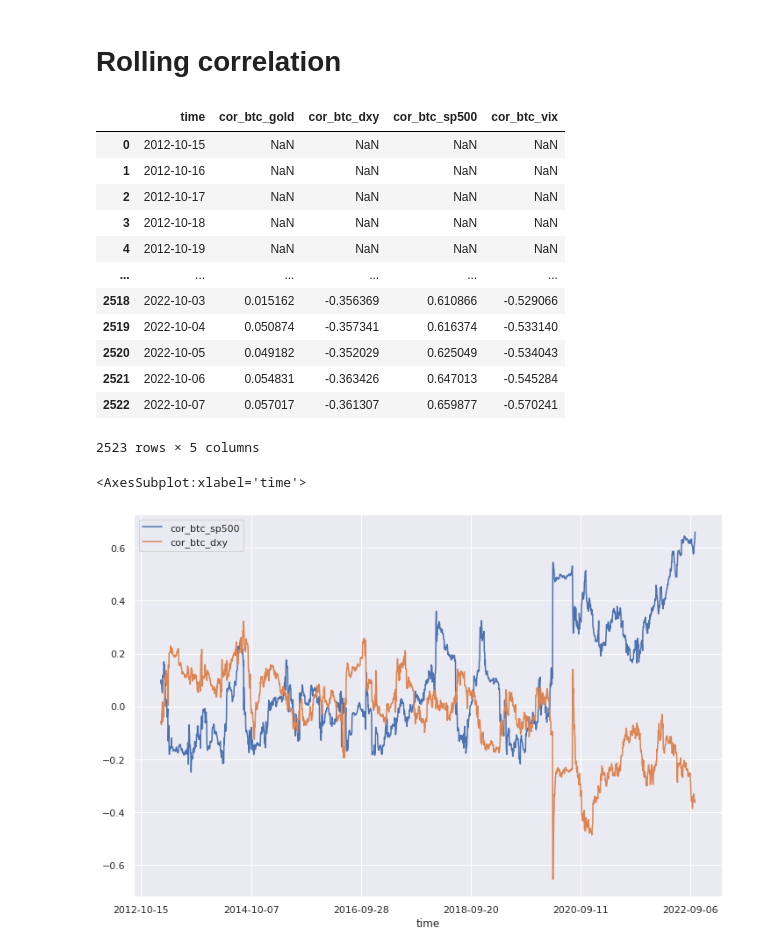
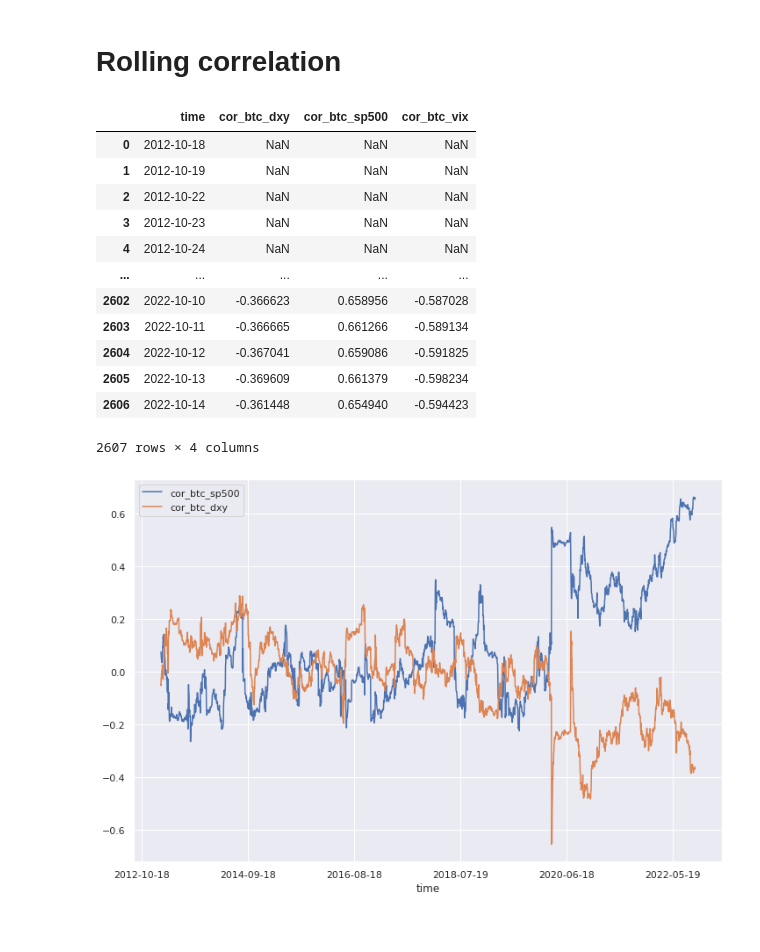
Before and after one commit to emigiupponi/btc-correlations, a Jupyter notebook: correlation-api.ipynb, the cells around one changed output. Drawn from its saved outputs; the diff is of its cells as text; code cells hidden in the pictures.

```diff
--- a/correlation-api.ipynb
+++ b/correlation-api.ipynb
@@ -231,12 +215,16 @@ dxy['dxy_roi'] = np.log(dxy.dxy_p) - np.log(dxy.dxy_p.shift(1))
 sp500['sp500_roi'] = np.log(sp500.sp500_p) - np.log(sp500.sp500_p.shift(1))
 vix['vix_roi'] = np.log(vix.vix_p) - np.log(vix.vix_p.shift(1))
 # %%
-df = pd.merge(pd.merge(gold,btc,on='time'),dxy,on='time')
-df = pd.merge(sp500,df,on='time')
+df = pd.merge(pd.merge(sp500,btc,on='time'),dxy,on='time')
 df = pd.merge(vix,df,on='time')
+#df = pd.merge(gold,df,on='time')
 df.to_csv('df.csv')
 # %%
-roi = df[['time', 'btc_roi', 'gold_roi', 'dxy_roi', 'sp500_roi', 'vix_roi']]
+roi = df[['time', 'btc_roi',
+          'dxy_roi',
+          'sp500_roi',
+          'vix_roi']]
+          #'gold_roi'
 # %%
 import csv
 # %%
@@ -246,31 +234,33 @@ writer = csv.writer(roi)
 # %% [markdown]
 # Rolling correlation
 # %%
-df['cor_btc_gold'] = roi['btc_roi'].rolling(90).corr(roi['gold_roi'])
 df['cor_btc_dxy'] = roi['btc_roi'].rolling(90).corr(roi['dxy_roi'])
 df['cor_btc_sp500'] = roi['btc_roi'].rolling(90).corr(roi['sp500_roi'])
 df['cor_btc_vix'] = roi['btc_roi'].rolling(90).corr(roi['vix_roi'])
+#df['cor_btc_gold'] = roi['btc_roi'].rolling(90).corr(roi['gold_roi'])
 # %%
-cor = df[['time', 'cor_btc_gold', 'cor_btc_dxy', 'cor_btc_sp500', 'cor_btc_vix']]
+cor = df[['time', 'cor_btc_dxy',
+          'cor_btc_sp500',
+          'cor_btc_vix']]
+        #'cor_btc_gold',
 # %%
 cor
 # %% [output]
-|  | time | cor_btc_gold | cor_btc_dxy | cor_btc_sp500 | cor_btc_vix |
-| 0 | 2012-10-15 | NaN | NaN | NaN | NaN |
-| 1 | 2012-10-16 | NaN | NaN | NaN | NaN |
-| 2 | 2012-10-17 | NaN | NaN | NaN | NaN |
-| 3 | 2012-10-18 | NaN | NaN | NaN | NaN |
-| 4 | 2012-10-19 | NaN | NaN | NaN | NaN |
-| ... | ... | ... | ... | ... | ... |
-| 2518 | 2022-10-03 | 0.015162 | -0.356369 | 0.610866 | -0.529066 |
-| 2519 | 2022-10-04 | 0.050874 | -0.357341 | 0.616374 | -0.533140 |
-| 2520 | 2022-10-05 | 0.049182 | -0.352029 | 0.625049 | -0.534043 |
-| 2521 | 2022-10-06 | 0.054831 | -0.363426 | 0.647013 | -0.545284 |
-| 2522 | 2022-10-07 | 0.057017 | -0.361307 | 0.659877 | -0.570241 |
+|  | time | cor_btc_dxy | cor_btc_sp500 | cor_btc_vix |
+| 0 | 2012-10-18 | NaN | NaN | NaN |
+| 1 | 2012-10-19 | NaN | NaN | NaN |
+| 2 | 2012-10-22 | NaN | NaN | NaN |
+| 3 | 2012-10-23 | NaN | NaN | NaN |
+| 4 | 2012-10-24 | NaN | NaN | NaN |
+| ... | ... | ... | ... | ... |
+| 2602 | 2022-10-10 | -0.366623 | 0.658956 | -0.587028 |
+| 2603 | 2022-10-11 | -0.366665 | 0.661266 | -0.589134 |
+| 2604 | 2022-10-12 | -0.367041 | 0.659086 | -0.591825 |
+| 2605 | 2022-10-13 | -0.369609 | 0.661379 | -0.598234 |
+| 2606 | 2022-10-14 | -0.361448 | 0.654940 | -0.594423 |
-2523 rows × 5 columns
+2607 rows × 4 columns
 # %%
 from matplotlib.pyplot import plot
-cor.plot(x="time", y=["cor_btc_sp500", 'cor_btc_dxy'])
+plot = cor.plot(x="time", y=["cor_btc_sp500", 'cor_btc_dxy'])
 # %% [output]
-<AxesSubplot:xlabel='time'>
-[figure, old version]
+[figure, new version]
```
Also changed, not shown: parts of 14 cells of this notebook.
